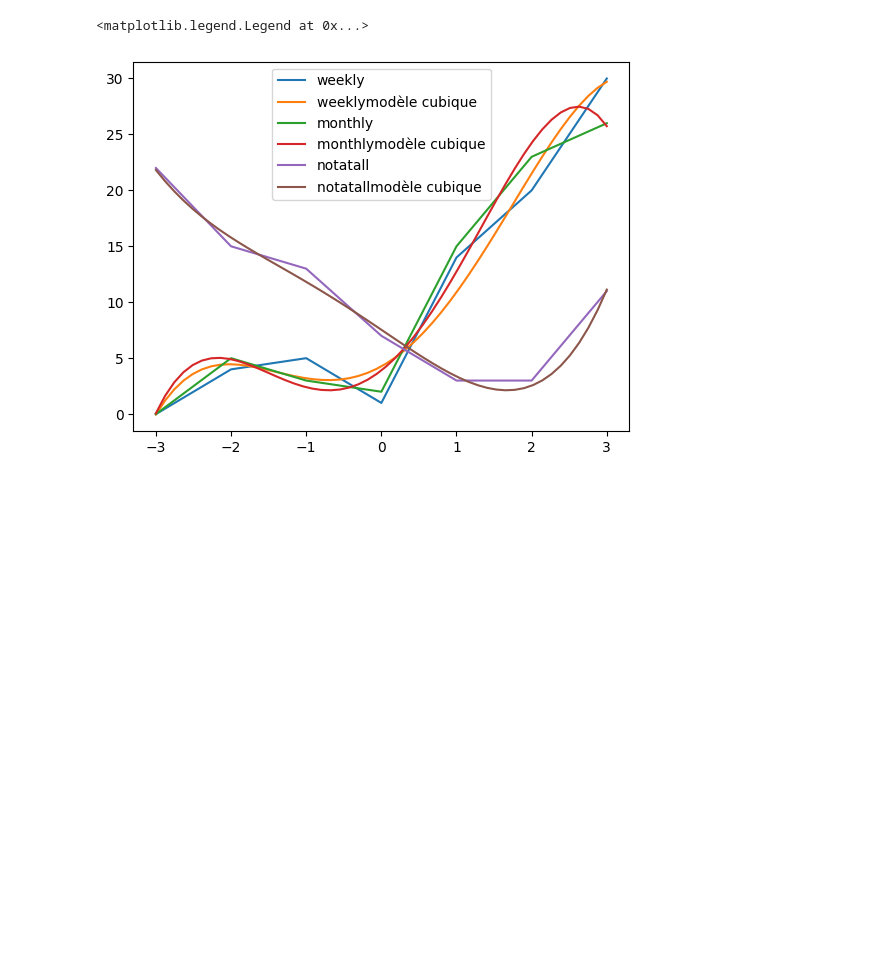
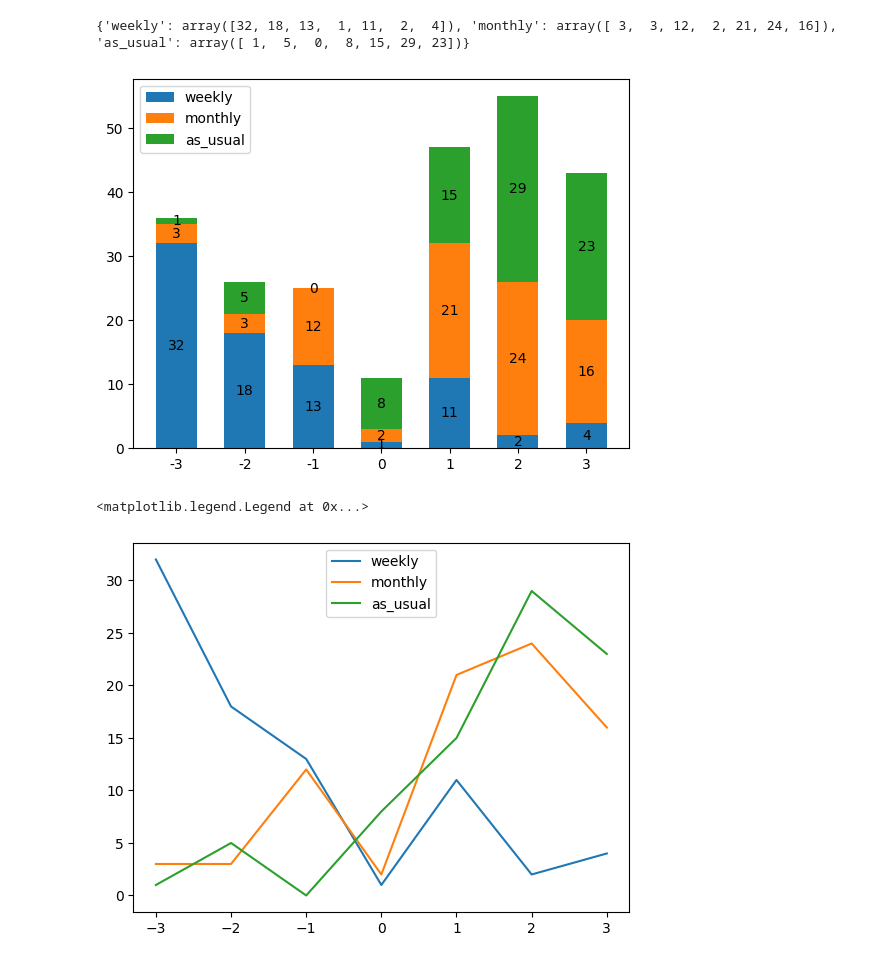
Before and after one commit to novincent/OptimacForm, a Jupyter notebook: src/data_treatment.ipynb, the cells around one changed output. Cells and saved outputs as stored; diff of their text form; code cells hidden in the pictures; blank space fills up the shorter version.

Commit message:
producing plots

```diff
--- a/src/data_treatment.ipynb
+++ b/src/data_treatment.ipynb
@@ -89,15 +84,15 @@ def compute_meanfeedback_per_action(df):
         res[ac] = meanfeedback_per_motivation,feedbackerr_per_motvation,model
     return res
 
-def plotting(meandic,errdic,model):
+def plotting(meandic,errdic,model,s=""):
     meandic_items = meandic.items()
     x = [d[0]for d in meandic_items]
     y = [d[1]for d in meandic_items]
     err = [d[1] for d in errdic.items()]
-    plt.errorbar(x,y,yerr=err,label="réalisation moyenne (avec sem)")
+    plt.errorbar(x,y,yerr=err,label=f"Mean realisation with sem ({s})")
     x = np.linspace(-3,3,50)
     y = [np.polyval(model, i) for i in x]
-    plt.plot(x,y,label = "modèle cubique")
+    plt.plot(x,y,label = f"Cubic model of {s} realisation")
 # %%
 r0 = compute_meanfeedback_per_action(f0)
 #mf1,ef1,model1 = compute_meanfeedback(f1)
@@ -137,21 +133,42 @@ def compute_motiv_distrib(df,action_names):
             coords[ac][1].append(v)
     return coords,motiv_distrib
 # %%
-# actions0 = ["weekly","monthly","as_usual"]
-# coords,motiv_distrib = compute_motiv_distrib(m0,actions0)
-actions1 = ["weekly","monthly","notatall"]
-coords,motiv_distrib = compute_motiv_distrib(m1,actions1)
-for ac in actions1:
+actions = ["weekly","monthly","as_usual"]
+coords,motiv_distrib = compute_motiv_distrib(m0,actions0)
+# actions1 = ["weekly","monthly","notatall"]
+# coords,motiv_distrib = compute_motiv_distrib(m1,actions1)
+
+motiv_distrib_vectorized = {ac:np.array(list(motiv_distrib[ac].values())) for ac in actions}
+
+print(motiv_distrib_vectorized)
+
+bottom = np.zeros(7)
+width = 0.6
+
+for ac, count in motiv_distrib_vectorized.items():
+    p = plt.bar(("-3","-2","-1","0","1","2","3"), count, width, label=ac, bottom=bottom)
+    bottom += count
+
+    plt.bar_label(p, label_type='center')
+
+plt.legend()
+
+plt.show()
+
+for ac in actions0:
     x,y = coords[ac]
     plt.plot(x,y,label = ac)
     model = np.polyfit(x,y,deg = 4)
     x = np.linspace(-3,3,50)
     y = [np.polyval(model, i) for i in x]
-    plt.plot(x,y,label = ac + "modèle cubique")
+    #plt.plot(x,y,label = ac + "modèle cubique")
+#plt.bar(,motiv_distrib)
 plt.legend()
 # %% [output]
-<matplotlib.legend.Legend at 0x...>
+{'weekly': array([32, 18, 13,  1, 11,  2,  4]), 'monthly': array([ 3,  3, 12,  2, 21, 24, 16]), 'as_usual': array([ 1,  5,  0,  8, 15, 29, 23])}
-[figure, old version]
+[figure, new version]
+<matplotlib.legend.Legend at 0x...>
+[figure, added]
 # %%
 x,y = [],[]
 combined_coords = {-3:0,-2:0,-1:0,0:0,1:0,2:0,3:0}
```
Also changed, not shown: parts of 7 cells of this notebook, 3 other files.
